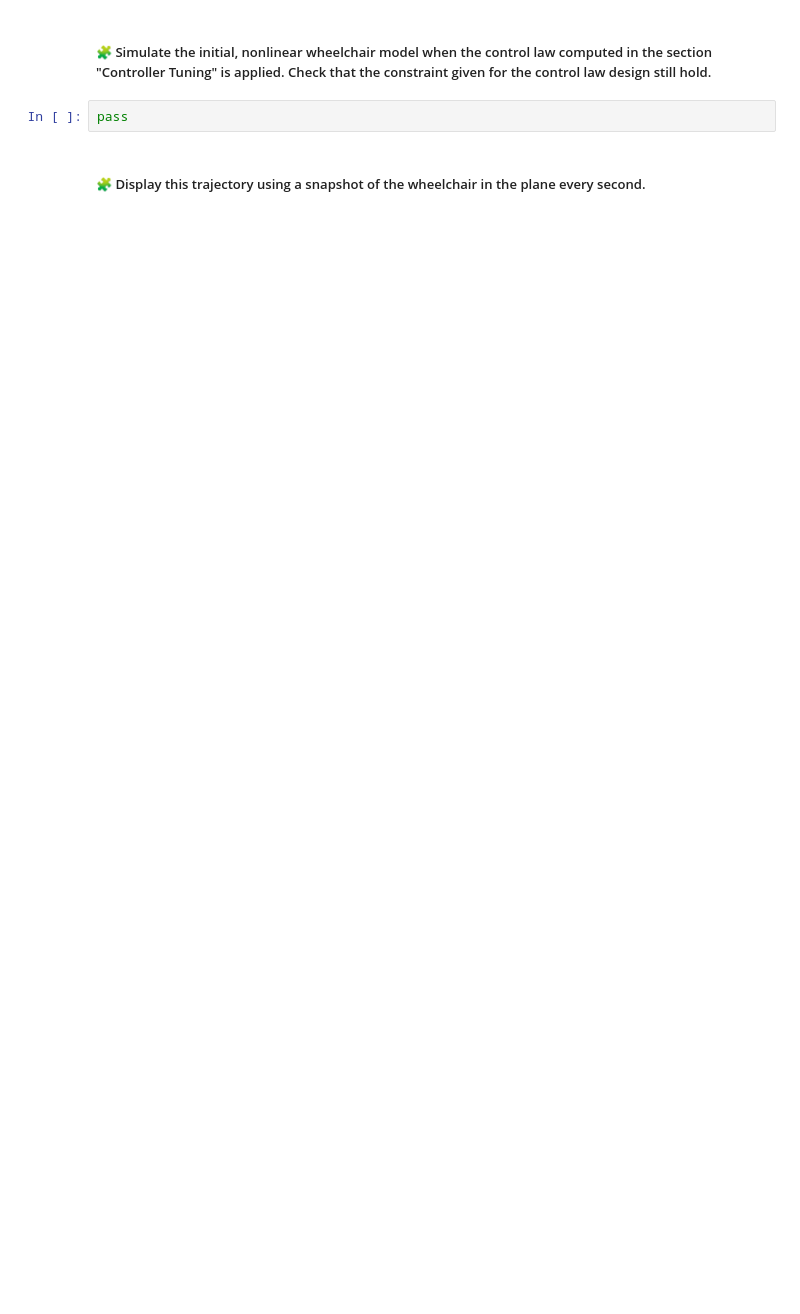
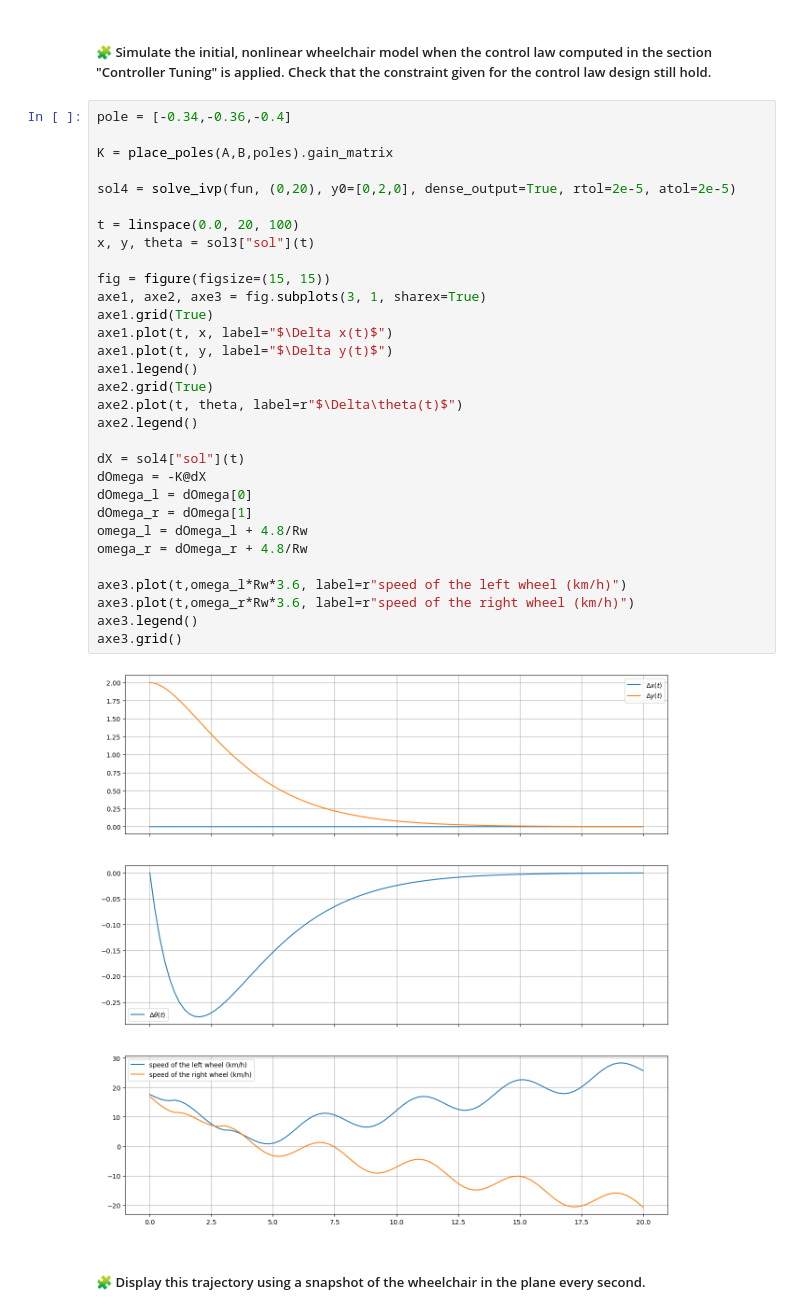
Before and after one commit to AchrafRachidi2000/control-engineering-with-python-project-2022-2023, a Jupyter notebook: Project-2.ipynb, the cells around one changed output. Cells and saved outputs as stored; diff of their text form; blank space fills up the shorter version.

```diff
--- a/Project-2.ipynb
+++ b/Project-2.ipynb
@@ -635,6 +666,37 @@ pass
 # %% [markdown]
 ##### 🧩 Simulate the initial, nonlinear wheelchair model when the control law computed in the section "Controller Tuning" is applied. Check that the constraint given for the control law design still hold.
-# %%
-pass
+# %%
+pole = [-0.34,-0.36,-0.4]
+
+K = place_poles(A,B,poles).gain_matrix
+
+sol4 = solve_ivp(fun, (0,20), y0=[0,2,0], dense_output=True, rtol=2e-5, atol=2e-5)
+
+t = linspace(0.0, 20, 100)
+x, y, theta = sol3["sol"](t)
+
+fig = figure(figsize=(15, 15))
+axe1, axe2, axe3 = fig.subplots(3, 1, sharex=True)
+axe1.grid(True)
+axe1.plot(t, x, label="$\Delta x(t)$")
+axe1.plot(t, y, label="$\Delta y(t)$")
+axe1.legend()
+axe2.grid(True)
+axe2.plot(t, theta, label=r"$\Delta\theta(t)$")
+axe2.legend()
+
+dX = sol4["sol"](t)
+dOmega = -K@dX
+dOmega_l = dOmega[0]
+dOmega_r = dOmega[1]
+omega_l = dOmega_l + 4.8/Rw
+omega_r = dOmega_r + 4.8/Rw
+
+axe3.plot(t,omega_l*Rw*3.6, label=r"speed of the left wheel (km/h)")
+axe3.plot(t,omega_r*Rw*3.6, label=r"speed of the right wheel (km/h)")
+axe3.legend()
+axe3.grid()
+# %% [output]
+[figure, added]
 # %% [markdown]
 ##### 🧩 Display this trajectory using a snapshot of the wheelchair in the plane every second.
```
Also changed, not shown: parts of 5 cells of this notebook.
